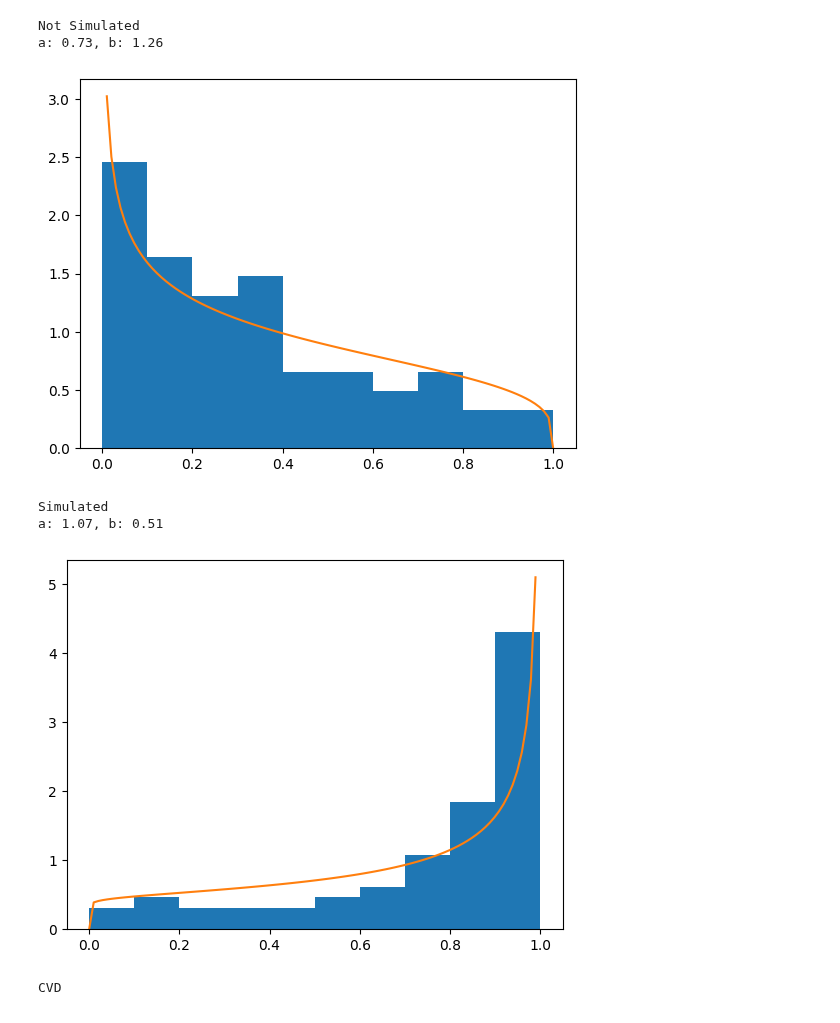
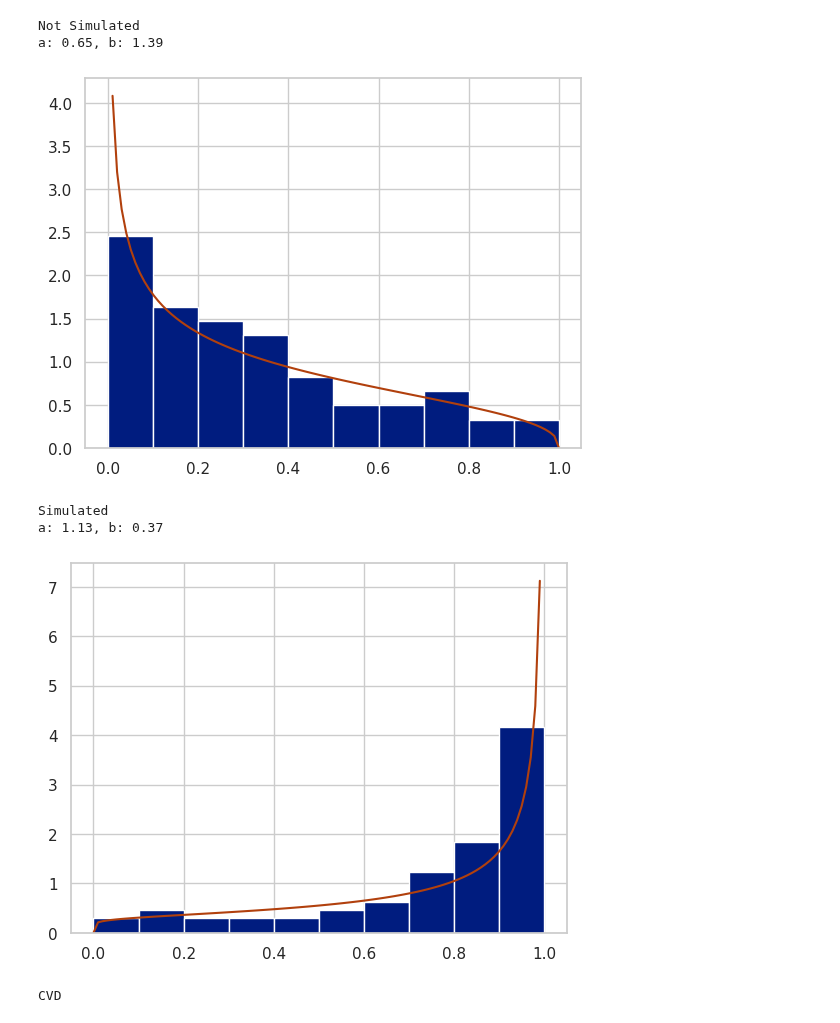
Before and after one commit to TimBerti/ssvep-cvd, a Jupyter notebook: notebooks/svm_eval.ipynb, the cells around one changed output. Cells and saved outputs as stored; diff of their text form; code cells hidden in the pictures.

```diff
--- a/notebooks/svm_eval.ipynb
+++ b/notebooks/svm_eval.ipynb
@@ -13,13 +13,13 @@ from sklearn.pipeline import Pipeline
 from sklearn.metrics import roc_curve, roc_auc_score, confusion_matrix
 from sklearn.inspection import DecisionBoundaryDisplay
 
-
-
 import os
 import sys
 sys.path.append(os.path.join(os.path.abspath(''), '..'))
 from utils.transformer import WaveletTransformer
 from utils.kernels import generalized_cone_kernel
+
+sns.set_theme('notebook', 'whitegrid', 'dark')
 # %%
 X_train = np.load('../data/X_train.npy')
 y_train = np.load('../data/y_train.npy')
@@ -184,41 +184,41 @@ not_simulated = np.concatenate((not_simulated, np.linspace(0, 1, 20)))
 mu_not_simulated = np.mean(not_simulated)
 sigma_not_simulated = np.std(not_simulated)
 a_not_simulated = mu_not_simulated*(mu_not_simulated*(1-mu_not_simulated)/sigma_not_simulated**2 - 1)
 b_not_simulated = (1-mu_not_simulated)*(mu_not_simulated*(1-mu_not_simulated)/sigma_not_simulated**2 - 1)
 
 mu_simulated = np.mean(simulated)
 sigma_simulated = np.std(simulated)
 a_simulated = mu_simulated*(mu_simulated*(1-mu_simulated)/sigma_simulated**2 - 1)
 b_simulated = (1-mu_simulated)*(mu_simulated*(1-mu_simulated)/sigma_simulated**2 - 1)
 
-regularization_strength = 0.25
-a_not_simulated += regularization_strength * (1 - a_not_simulated)
-b_not_simulated += regularization_strength * (1 - b_not_simulated)
-a_simulated += regularization_strength * (1 - a_simulated)
-b_simulated += regularization_strength * (1 - b_simulated)
+# regularization_strength = 0.25
+# a_not_simulated += regularization_strength * (1 - a_not_simulated)
+# b_not_simulated += regularization_strength * (1 - b_not_simulated)
+# a_simulated += regularization_strength * (1 - a_simulated)
+# b_simulated += regularization_strength * (1 - b_simulated)
 
 print('Not Simulated')
 print(f'a: {a_not_simulated:.2f}, b: {b_not_simulated:.2f}')
 plt.hist(not_simulated, density=True)
 plt.plot(np.linspace(0, 1, 100), beta.pdf(np.linspace(0, 1, 100), a_not_simulated, b_not_simulated))
 plt.show()
 
 print('Simulated')
 print(f'a: {a_simulated:.2f}, b: {b_simulated:.2f}')
 plt.hist(simulated, density=True)
 plt.plot(np.linspace(0, 1, 100), beta.pdf(np.linspace(0, 1, 100), a_simulated, b_simulated))
 plt.show()
 
 print('CVD')
 plt.hist(y_pred_proba_cvd[y_cvd == 0][:, 1], density=True)
 plt.plot(np.linspace(0, 1, 100), beta.pdf(np.linspace(0, 1, 100), a_not_simulated, b_not_simulated))
 plt.plot(np.linspace(0, 1, 100), beta.pdf(np.linspace(0, 1, 100), a_simulated, b_simulated))
 plt.show()
 # %% [output]
 Not Simulated
-a: 0.73, b: 1.26
+a: 0.65, b: 1.39
-[figure, old version]
+[figure, new version]
 Simulated
-a: 1.07, b: 0.51
+a: 1.13, b: 0.37
-[figure, old version]
+[figure, new version]
 CVD
```
Also changed, not shown: parts of 7 cells of this notebook, 2 other files.
